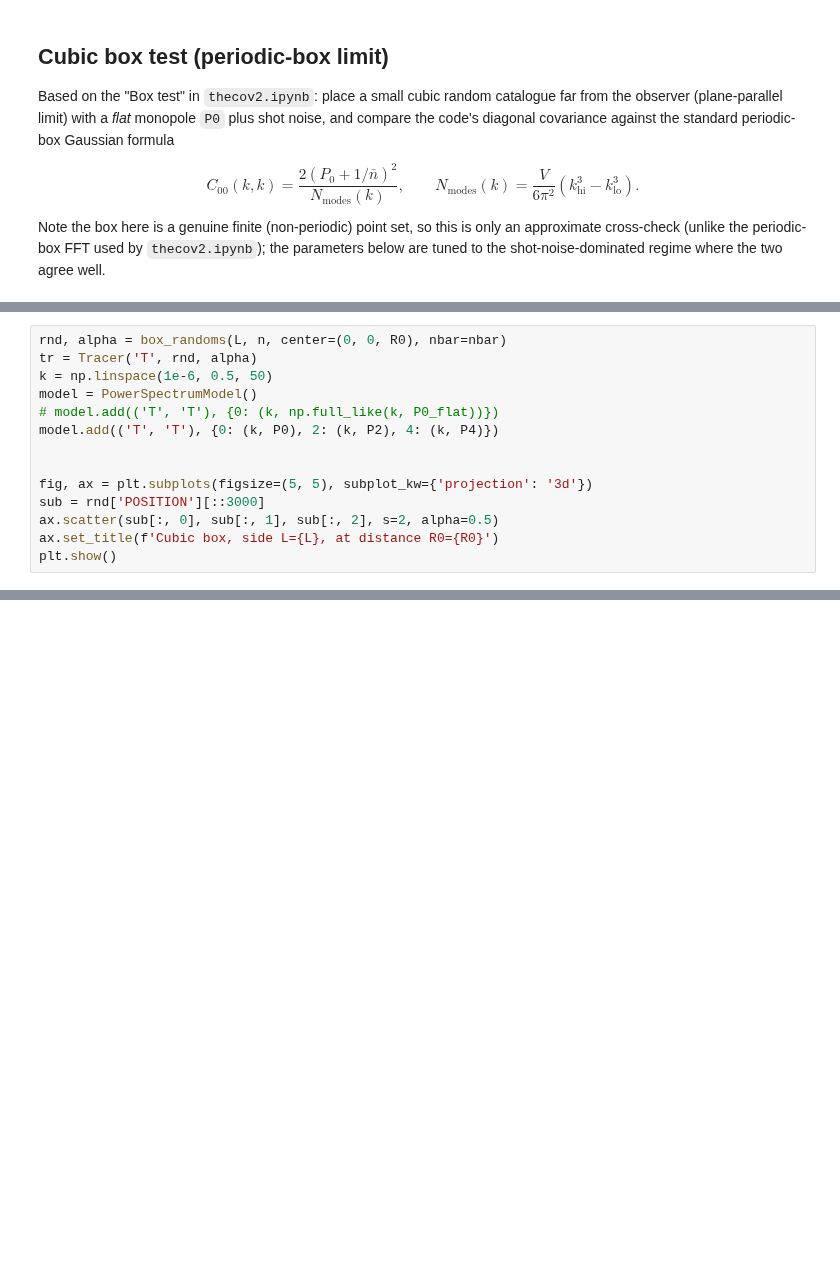
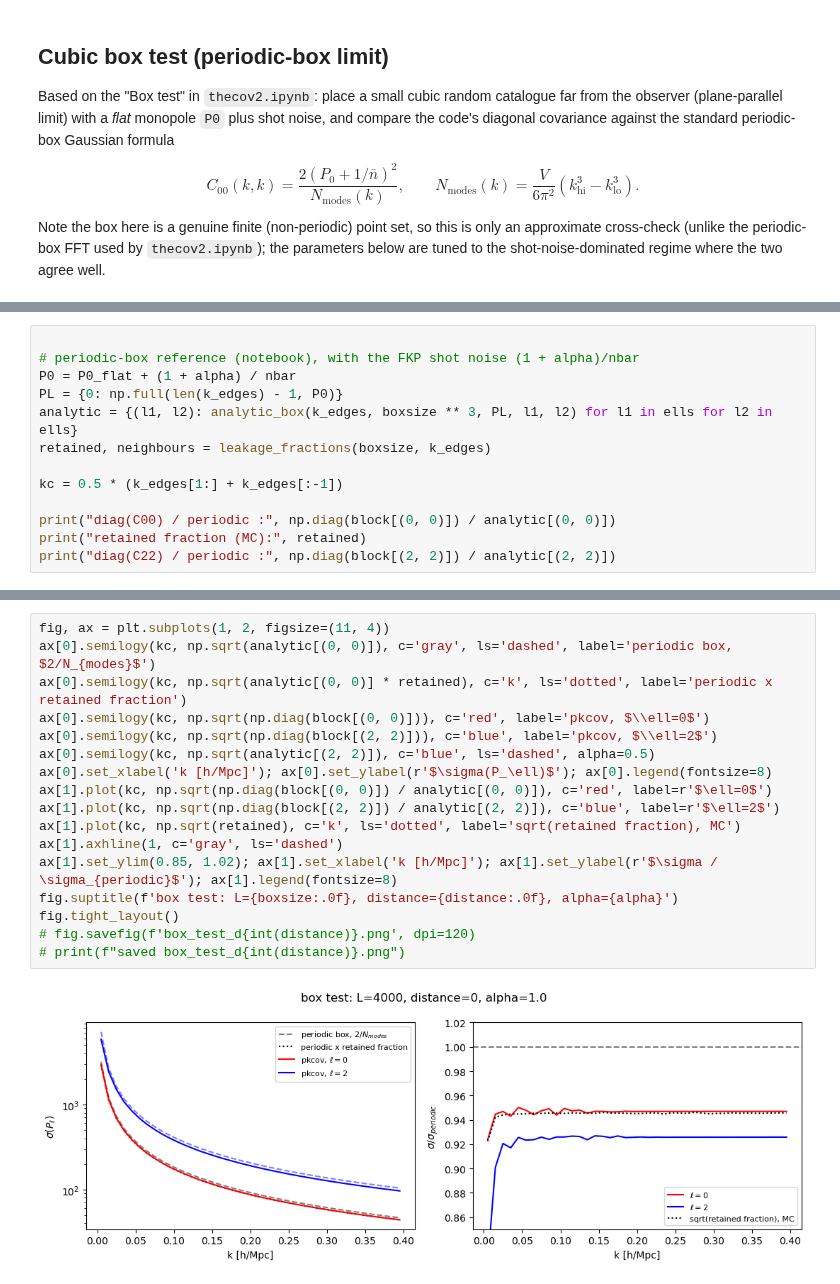
Before and after one commit to otavioalonso/thecov, a Jupyter notebook: test_pipeline_walkthrough.ipynb, the cells around one changed output, grey strips where cells are left out. Drawn from its saved outputs; the diff is of its cells as text; blank space fills up the shorter version.

Commit message:
Added box tests

```diff
--- a/test_pipeline_walkthrough.ipynb
+++ b/test_pipeline_walkthrough.ipynb
@@ -303,14 +321,0 @@ k_edges = np.arange(0.0, 0.16, 0.02)
-# %%
-rnd, alpha = box_randoms(L, n, center=(0, 0, R0), nbar=nbar)
-tr = Tracer('T', rnd, alpha)
-k = np.linspace(1e-6, 0.5, 50)
-model = PowerSpectrumModel()
-# model.add(('T', 'T'), {0: (k, np.full_like(k, P0_flat))})
-model.add(('T', 'T'), {0: (k, P0), 2: (k, P2), 4: (k, P4)})
-
-
-fig, ax = plt.subplots(figsize=(5, 5), subplot_kw={'projection': '3d'})
-sub = rnd['POSITION'][::3000]
-ax.scatter(sub[:, 0], sub[:, 1], sub[:, 2], s=2, alpha=0.5)
-ax.set_title(f'Cubic box, side L={L}, at distance R0={R0}')
-plt.show()
@@ -363,0 +322,13 @@ plt.show()
+# %%
+
+# periodic-box reference (notebook), with the FKP shot noise (1 + alpha)/nbar
+P0 = P0_flat + (1 + alpha) / nbar
+PL = {0: np.full(len(k_edges) - 1, P0)}
+analytic = {(l1, l2): analytic_box(k_edges, boxsize ** 3, PL, l1, l2) for l1 in ells for l2 in ells}
+retained, neighbours = leakage_fractions(boxsize, k_edges)
+
+kc = 0.5 * (k_edges[1:] + k_edges[:-1])
+
+print("diag(C00) / periodic :", np.diag(block[(0, 0)]) / analytic[(0, 0)])
+print("retained fraction (MC):", retained)
+print("diag(C22) / periodic :", np.diag(block[(2, 2)]) / analytic[(2, 2)])
@@ -363,0 +353,19 @@ plt.show()
+# %%
+fig, ax = plt.subplots(1, 2, figsize=(11, 4))
+ax[0].semilogy(kc, np.sqrt(analytic[(0, 0)]), c='gray', ls='dashed', label='periodic box, $2/N_{modes}$')
+ax[0].semilogy(kc, np.sqrt(analytic[(0, 0)] * retained), c='k', ls='dotted', label='periodic x retained fraction')
+ax[0].semilogy(kc, np.sqrt(np.diag(block[(0, 0)])), c='red', label='pkcov, $\\ell=0$')
+ax[0].semilogy(kc, np.sqrt(np.diag(block[(2, 2)])), c='blue', label='pkcov, $\\ell=2$')
+ax[0].semilogy(kc, np.sqrt(analytic[(2, 2)]), c='blue', ls='dashed', alpha=0.5)
+ax[0].set_xlabel('k [h/Mpc]'); ax[0].set_ylabel(r'$\sigma(P_\ell)$'); ax[0].legend(fontsize=8)
+ax[1].plot(kc, np.sqrt(np.diag(block[(0, 0)]) / analytic[(0, 0)]), c='red', label=r'$\ell=0$')
+ax[1].plot(kc, np.sqrt(np.diag(block[(2, 2)]) / analytic[(2, 2)]), c='blue', label=r'$\ell=2$')
+ax[1].plot(kc, np.sqrt(retained), c='k', ls='dotted', label='sqrt(retained fraction), MC')
+ax[1].axhline(1, c='gray', ls='dashed')
+ax[1].set_ylim(0.85, 1.02); ax[1].set_xlabel('k [h/Mpc]'); ax[1].set_ylabel(r'$\sigma / \sigma_{periodic}$'); ax[1].legend(fontsize=8)
+fig.suptitle(f'box test: L={boxsize:.0f}, distance={distance:.0f}, alpha={alpha}')
+fig.tight_layout()
+# fig.savefig(f'box_test_d{int(distance)}.png', dpi=120)
+# print(f"saved box_test_d{int(distance)}.png")
+# %% [output]
+[figure, added]
```
Also changed, not shown: parts of 10 cells of this notebook, 2 other files.
